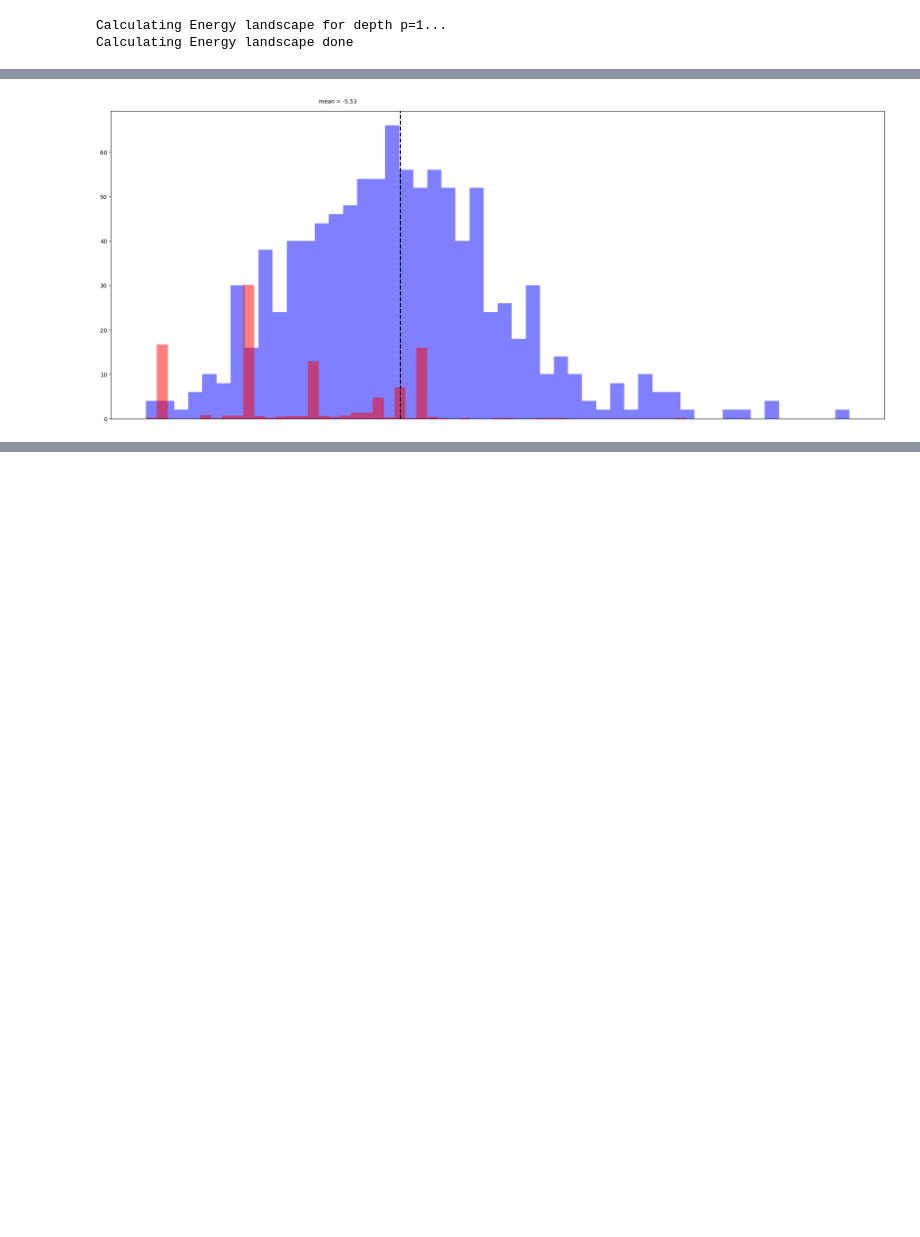
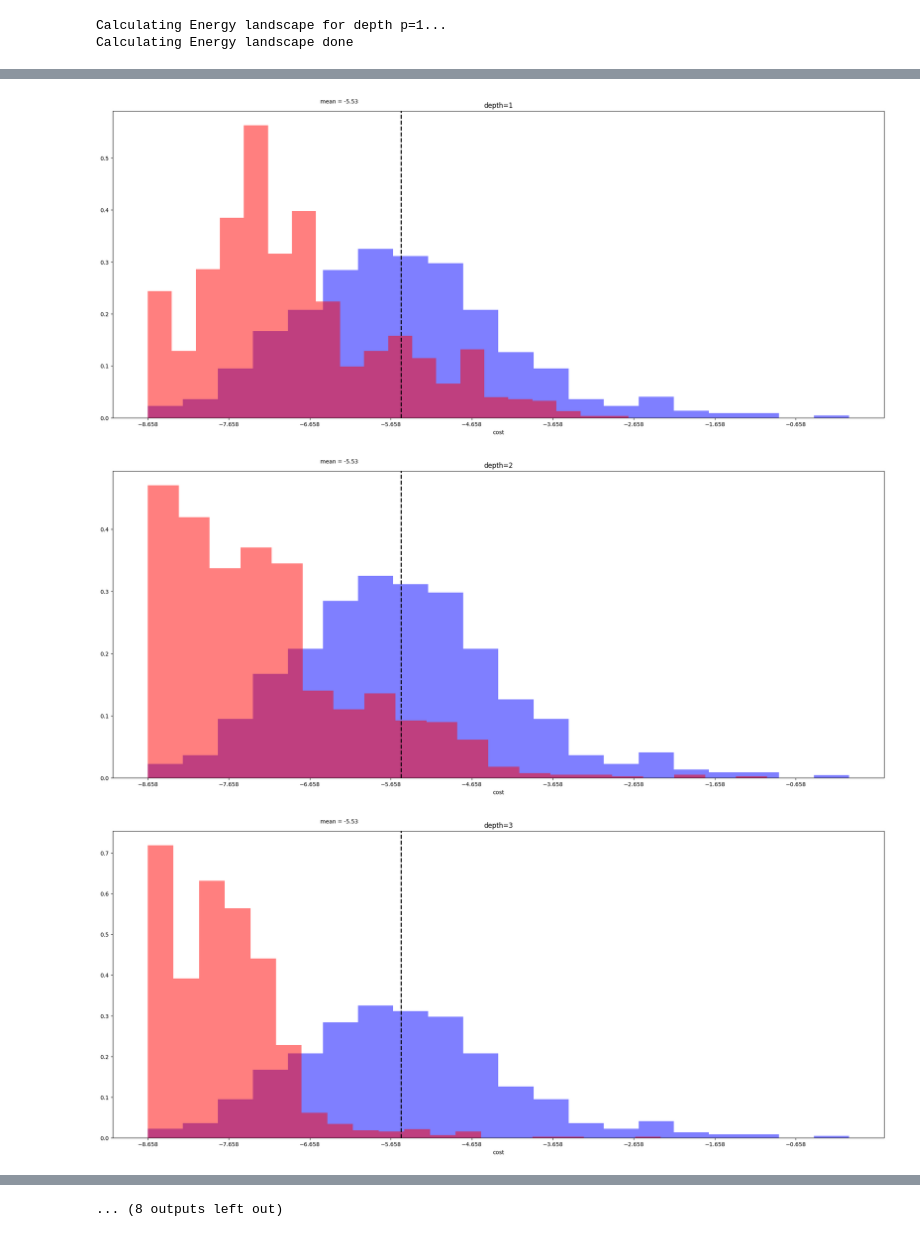
Before and after one commit to OpenQuantumComputing/optimization, a Jupyter notebook: MaxCut/10 nodes.ipynb, the cells around one changed output, grey strips where cells are left out. Cells and saved outputs as stored; diff of their text form; code cells hidden in the pictures; blank space fills up the shorter version.

```diff
--- a/MaxCut/10 nodes.ipynb
+++ b/MaxCut/10 nodes.ipynb
@@ -78,5 +78,5 @@ _=pl.colorbar(im, cax=cax)
 # %%
-maxdepth=10
+maxdepth=20
 for i in range(maxdepth):
     qaoamc.increase_depth(qasm_sim, 1024)
 # %% [output]
@@ -101,8 +111,3 @@ _=pl.xlabel('depth')
 # %%
-hist=qaoamc.hist(qaoamc.angles_hist['d'+str(maxdepth)+'_final'], qasm_sim,1024)
-bins={}
-for key in hist:
-    c=-qaoamc.cost(key)
-    bins[c]=bins.get(c,0)
-    bins[c]+=hist[key]
-bins=dict(sorted(bins.items()))
+a,b,_=pl.hist(np.sort(costs), bins=20, alpha = 0.5, color= 'b')
+max(a)
@@ -109,15 +117,32 @@ bins=dict(sorted(bins.items()))
 # %%
-max_val=max(costs)
+for i in range(1,maxdepth+1):
+    hist=qaoamc.hist(qaoamc.angles_hist['d'+str(i)+'_final'], qasm_sim,2**10)
+    bins={}
+    for key in hist:
+        c=-qaoamc.cost(key[::-1])
+        bins[c]=bins.get(c,0)
+        bins[c]+=hist[key]
+    bins=dict(sorted(bins.items()))
+    max_val=max(costs)
+    min_val=min(costs)
 
-pl.figure(figsize=(25,10))
-_=pl.hist(np.sort(costs), bins=50, alpha = 0.5, color= 'b')
-w=np.array(list(bins.values()))
-_=pl.hist(bins.keys(),bins=50,weights=w/max(w)*30, alpha = 0.5, color= 'r')
-min_ylim, max_ylim = pl.ylim()
-max_ylim *=1.025
-mean=np.mean(costs)
-pl.axvline(mean, color='k', linestyle='dashed', linewidth=2)
-_=pl.text(mean-1, max_ylim, 'mean = {:.2f}'.format(mean))
-_=pl.xticks(np.arange(0, max_val, step=1))
+    pl.figure(i, figsize=(25,10))
+#     w=np.array(list(bins.values()))
+#     c,d,_=pl.hist(bins.keys(),bins=20,weights=w, alpha = 0.5, color= 'r',density=True)
+#     pl.clf()
+    pl.title("depth="+str(i))
+    a,b,_=pl.hist(np.sort(costs), bins=20, alpha = 0.5, color= 'b',density=True)
+    w=np.array(list(bins.values()))
+    pl.hist(bins.keys(),bins=20,weights=w, alpha = 0.5, color= 'r',density=True)
+    min_ylim, max_ylim = pl.ylim()
+    max_ylim *=1.025
+    mean=np.mean(costs)
+    pl.axvline(mean, color='k', linestyle='dashed', linewidth=2)
+    _=pl.text(mean-1, max_ylim, 'mean = {:.2f}'.format(mean))
+    _=pl.xticks(np.arange(min_val, max_val, step=1))
+    pl.xlabel("cost")
+    pl.savefig("animation"+str(i).zfill(3))
 # %% [output]
-[figure, old version]
+[figure, new version]
+[figure, added]
+[figure, added]
@@ -124,3 +158,4 @@ _=pl.xticks(np.arange(0, max_val, step=1))
+... (8 outputs left out)
 # %%
 pl.plot(np.arange(1,maxdepth+1),qaoamc.angles_hist['d'+str(maxdepth)+'_final'][::2],"x-",label='gamma')
 pl.plot(np.arange(1,maxdepth+1),qaoamc.angles_hist['d'+str(maxdepth)+'_final'][1::2],"o-",label='beta')
```
Also changed, not shown: parts of 10 cells of this notebook.
